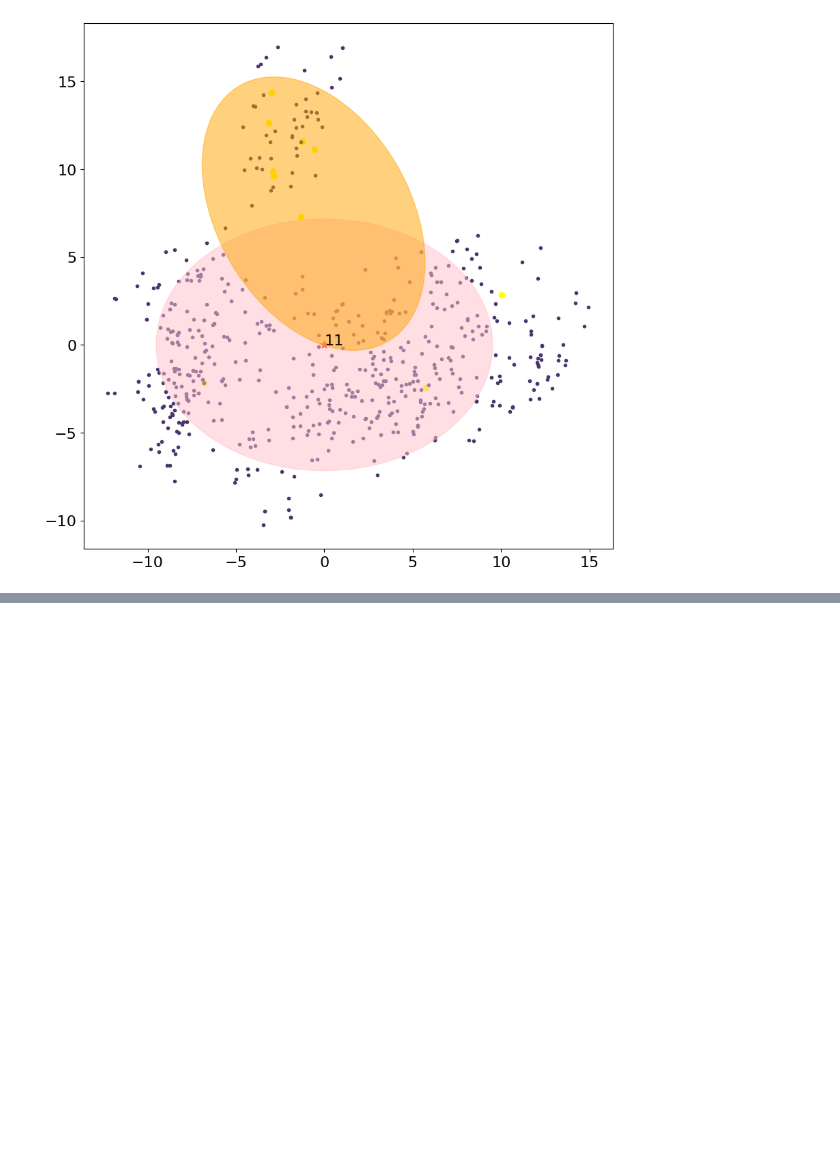
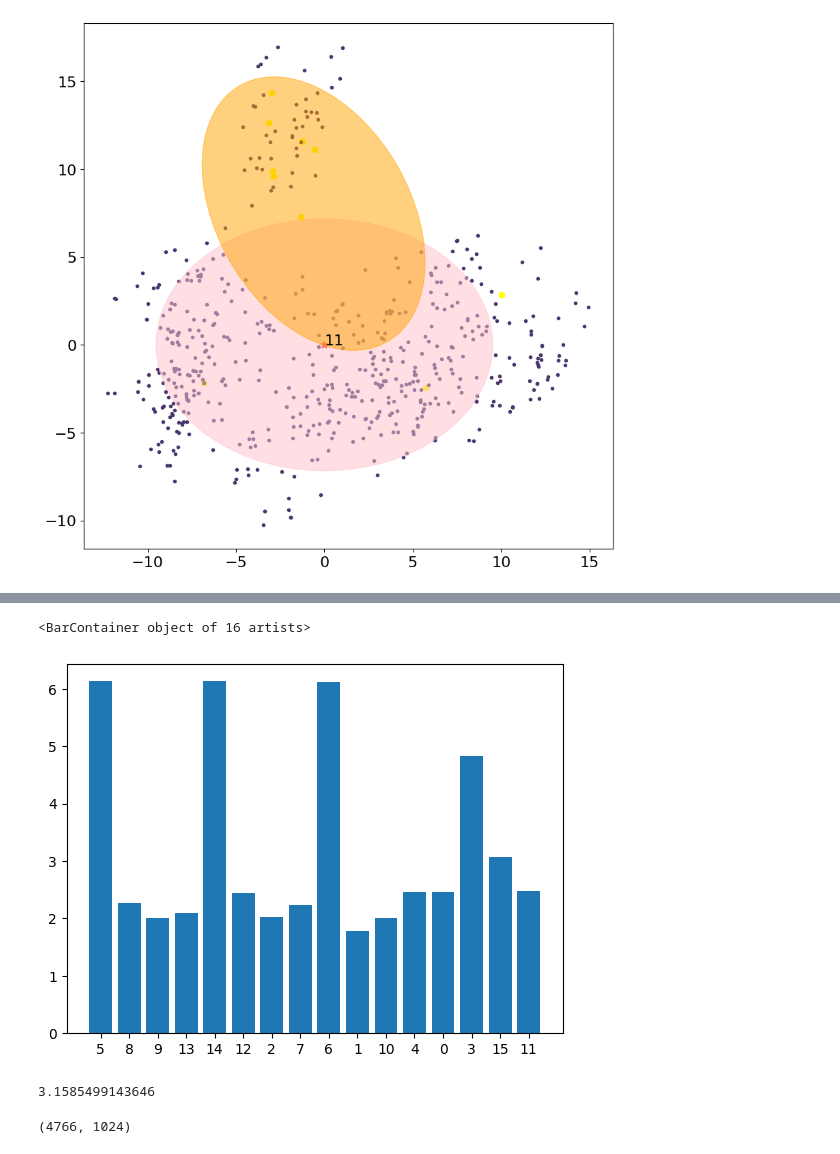
Before and after one commit to HichTala/COCO_dataset_transformations, a Jupyter notebook: notebooks/distances.ipynb, the cells around one changed output, grey strips where cells are left out. Cells and saved outputs as stored; diff of their text form; code cells hidden in the pictures; blank space fills up the shorter version.

```diff
--- a/notebooks/distances.ipynb
+++ b/notebooks/distances.ipynb
@@ -829,0 +953,22 @@ fig.savefig('output215.pdf')
+# %%
+clustering_matrix = np.zeros((len(classes), len(classes)))
+for ci in classes:
+    for cj in classes:
+        if ci == cj:
+            clustering_matrix[int(ci), int(cj)] = 0
+        else:
+            clustering_matrix[int(ci), int(cj)] = (concentration_dict[ci] + concentration_dict[cj]) / distances[int(ci), int(cj)]
+# %%
+clustering = {}
+for c in classes:
+    clustering[c] = max(clustering_matrix[int(c)])
+# %%
+plt.bar(clustering.keys(), clustering.values())
+# %% [output]
+<BarContainer object of 16 artists>
+[figure, added]
+# %%
+db = np.array(list(clustering.values())).sum() / len(classes)
+db
+# %% [output]
+3.1585499143646
@@ -829,0 +991,4 @@ fig.savefig('output215.pdf')
+# %%
+features_dict['15'].shape
+# %% [output]
+(4766, 1024)
```
Also changed, not shown: parts of 32 cells of this notebook, 2 other files.
